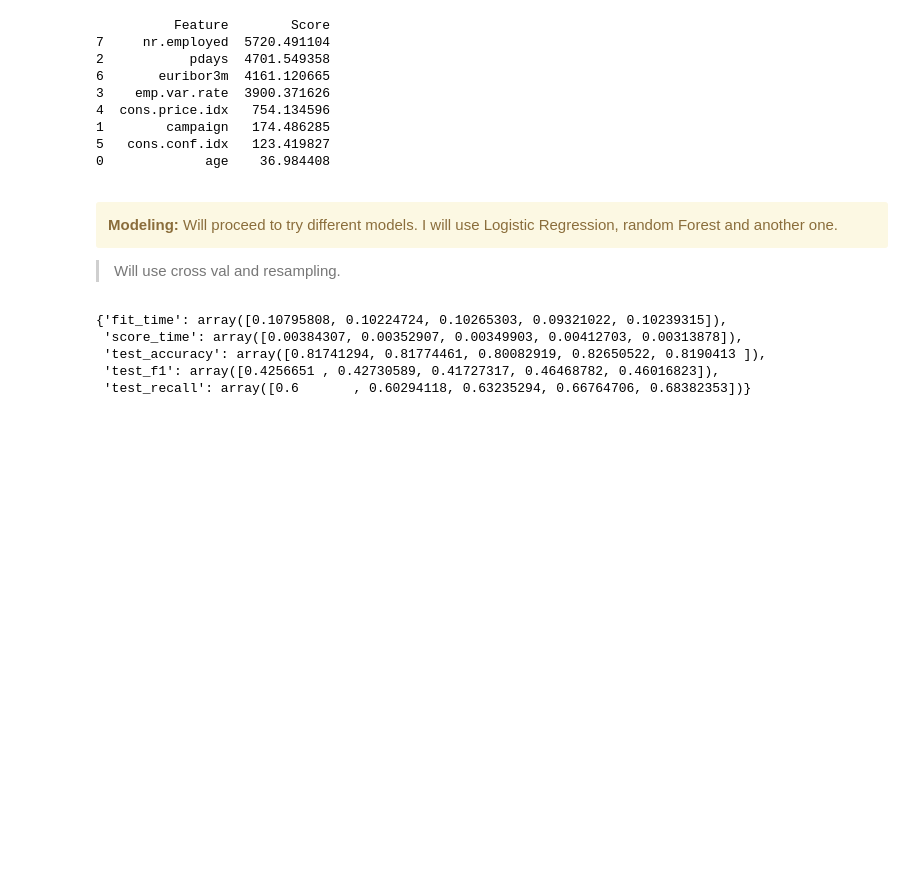
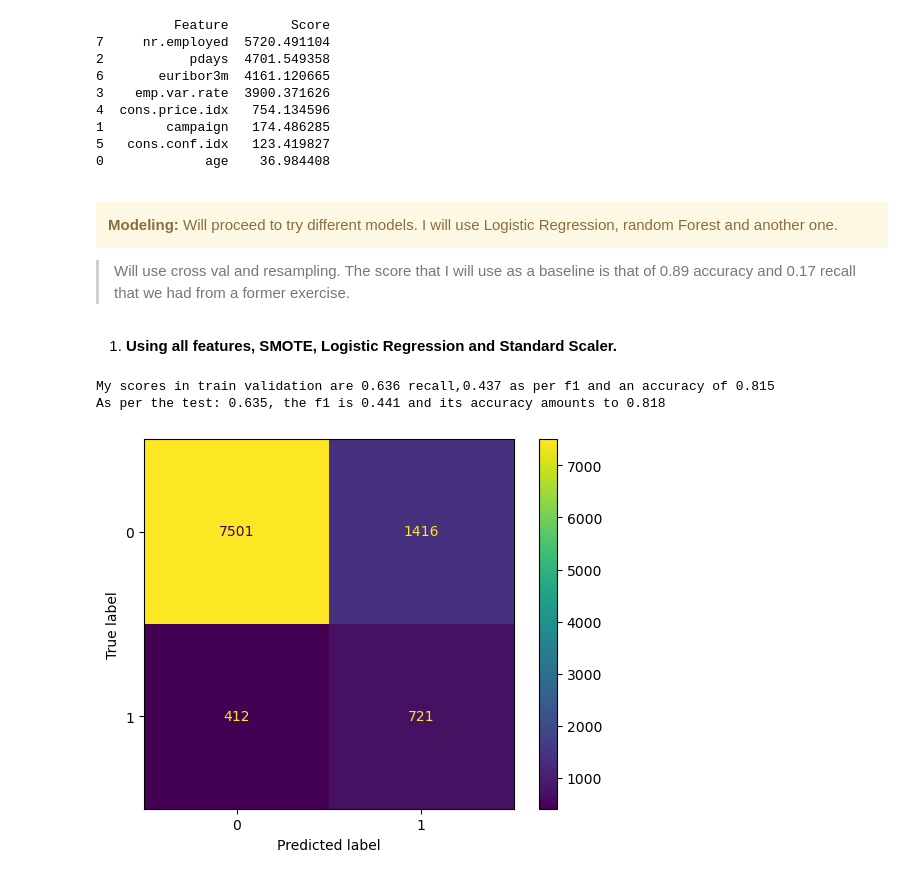
Before and after one commit to AlexChicote/BankClassification, a Jupyter notebook: BankClassification.ipynb, the cells around one changed output. Drawn from its saved outputs; the diff is of its cells as text; code cells hidden in the pictures; blank space fills up the shorter version.

```diff
--- a/BankClassification.ipynb
+++ b/BankClassification.ipynb
@@ -437,7 +439,10 @@ top_4_numerical=list(feature_ranking[:4]['Feature'].values)
 <b>Modeling:</b> Will proceed to try different models. I will use Logistic Regression, random Forest and another one.
 </div>
 
-> Will use cross val and resampling.
+> Will use cross val and resampling. The score that I will use as a baseline is that of 0.89 accuracy and 0.17 recall
+> that we had from a former exercise.
+# %% [markdown]
+1. **Using all features, SMOTE, Logistic Regression and Standard Scaler.**
 # %%
 all_features=numerical_columns + categorical_columns + boolean_columns
 X,y =creating_X_y(bank, all_features)
@@ -453,10 +458,19 @@ scoring = {
     'f1': make_scorer(f1_score),
     'recall': make_scorer(recall_score)
 }
-cross_validate(pipeline,X_train,y_train, scoring=scoring, cv=cv)
+scores=cross_validate(pipeline,X_train,y_train, scoring=scoring, cv=cv)
+print(f'My scores in train validation are {scores["test_recall"].mean().round(3)} recall,{scores["test_f1"].mean().round(3)} as per f1 and an accuracy of {scores["test_accuracy"].mean().round(3)}')
+pipeline.fit(X_train,y_train)
+preds=pipeline.predict(X_test)
+print(f'As per the test: {round(recall_score(y_test,preds),3)}, the f1 is {round(f1_score(y_test,preds),3)}\
+ and its accuracy amounts to {round(accuracy_score(y_test,preds),3)}')
+data_to_save=(pipeline, X_test,y_test)
+with open ('model_pickled.pkl','wb') as MODEL:
+    pickle.dump(data_to_save,MODEL)
 # %% [output]
-{'fit_time': array([0.10795808, 0.10224724, 0.10265303, 0.09321022, 0.10239315]),
- 'score_time': array([0.00384307, 0.00352907, 0.00349903, 0.00412703, 0.00313878]),
- 'test_accuracy': array([0.81741294, 0.81774461, 0.80082919, 0.82650522, 0.8190413 ]),
- 'test_f1': array([0.4256651 , 0.42730589, 0.41727317, 0.46468782, 0.46016823]),
- 'test_recall': array([0.6       , 0.60294118, 0.63235294, 0.66764706, 0.68382353])}
+My scores in train validation are 0.636 recall,0.437 as per f1 and an accuracy of 0.815
+As per the test: 0.635, the f1 is 0.441 and its accuracy amounts to 0.818
+# %%
+_ = ConfusionMatrixDisplay.from_estimator(pipeline, X_test, y_test)
+# %% [output]
+[figure, added]
```
Also changed, not shown: parts of 17 cells of this notebook.
